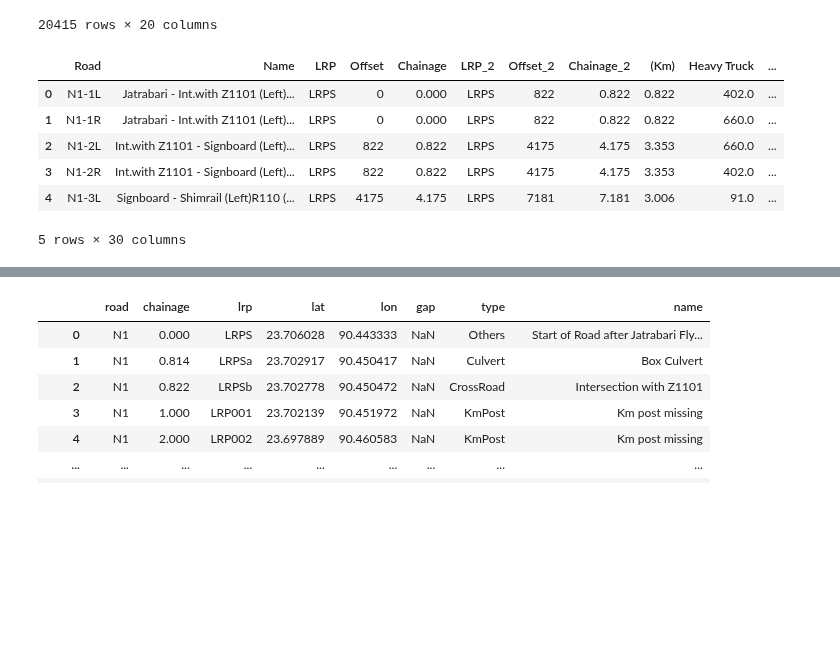
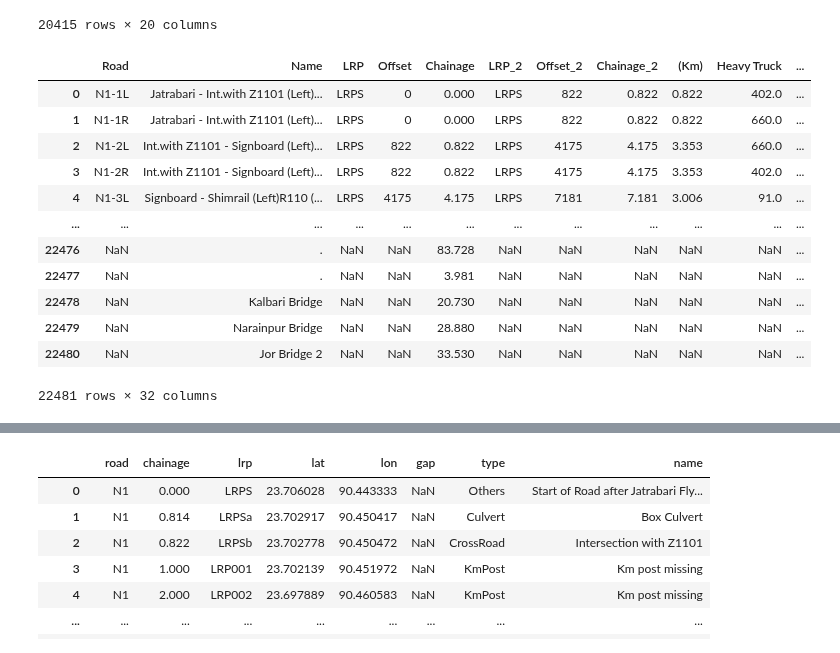
Before and after one commit to JulianvanRie/Advanced_Simulation_AS3, a Jupyter notebook: EPA133a-G2-A4/model/Sven_doet_dingen_A4.ipynb, the cells around one changed output, grey strips where cells are left out. Cells and saved outputs as stored; diff of their text form; code cells hidden in the pictures; blank space fills up the shorter version.

```diff
--- a/EPA133a-G2-A4/model/Sven_doet_dingen_A4.ipynb
+++ b/EPA133a-G2-A4/model/Sven_doet_dingen_A4.ipynb
@@ -57,3 +56,15 @@ big_df.to_csv('../data/traffic_df.csv', index=False)
+# %%
+big_df['type'] = 'road'
+# Define a function to find all road names in the 'Name' column
+def find_roads(name):
+    # Regular expression to match the pattern described (roads starting with Z, N, or R followed by numbers)
+    road_pattern = re.compile(r'\b[ZNR]\d+\b')
+    # Find all matches in the name
+    found_roads = road_pattern.findall(name)
+    return found_roads
+
+# Apply the function to the 'Name' column to create a new column with the list of identified roads
+big_df['identified_roads'] = big_df['Name'].apply(find_roads)
 # %%
 bmms = pd.read_excel("../data/BMMS_overview.xlsx")
 # %%
@@ -75,34 +86,41 @@ bmms
 # %%
 big_df['base_road'] = big_df['Road'].apply(lambda x: x.split('-')[0])
 big_df['Chainage'] = pd.to_numeric(big_df['Chainage'], errors='coerce')
 bmms['chainage'] = pd.to_numeric(bmms['chainage'], errors='coerce')
 
 # Step 1: Select and possibly rename columns from bmms_df
 # Assuming 'road', 'chainage', 'name', 'condition' are the columns you want from bmms_df
 # and that you've already created a column in traffic_df to accommodate 'condition' data
 bmms_subset = bmms[['road', 'chainage', 'name', 'condition', 'lat', 'lon']].copy()
 bmms_subset.rename(columns={'road': 'base_road', 'chainage': 'Chainage', 'name': 'Name'}, inplace=True)
 
 # Optionally add any missing columns to bmms_subset with default values or NaN
 # For columns in big_df that don't have a counterpart in bmms_subset
 for col in big_df.columns:
     if col not in bmms_subset.columns:
         bmms_subset[col] = pd.NA
+bmms_subset['type'] = 'bridge'
 
 # Step 2: Use pd.concat to append bmms_subset as new rows to big_df
 # Note: Ensure the columns match or have been appropriately accounted for before concatenating
 combined_df = pd.concat([big_df, bmms_subset], ignore_index=True)
 
 # Now 'combined_df' contains the original rows from 'traffic_df' and new rows from 'bmms_subset'
-combined_df.head()
+combined_df
 # %% [output]
 |  | Road | Name | LRP | Offset | Chainage | LRP_2 | Offset_2 | Chainage_2 | (Km) | Heavy Truck | ... |
 | 0 | N1-1L | Jatrabari - Int.with Z1101 (Left)... | LRPS | 0 | 0.000 | LRPS | 822 | 0.822 | 0.822 | 402.0 | ... |
 | 1 | N1-1R | Jatrabari - Int.with Z1101 (Left)... | LRPS | 0 | 0.000 | LRPS | 822 | 0.822 | 0.822 | 660.0 | ... |
 | 2 | N1-2L | Int.with Z1101 - Signboard (Left)... | LRPS | 822 | 0.822 | LRPS | 4175 | 4.175 | 3.353 | 660.0 | ... |
 | 3 | N1-2R | Int.with Z1101 - Signboard (Left)... | LRPS | 822 | 0.822 | LRPS | 4175 | 4.175 | 3.353 | 402.0 | ... |
 | 4 | N1-3L | Signboard - Shimrail (Left)R110 (... | LRPS | 4175 | 4.175 | LRPS | 7181 | 7.181 | 3.006 | 91.0 | ... |
+| ... | ... | ... | ... | ... | ... | ... | ... | ... | ... | ... | ... |
+| 22476 | NaN | . | NaN | NaN | 83.728 | NaN | NaN | NaN | NaN | NaN | ... |
+| 22477 | NaN | . | NaN | NaN | 3.981 | NaN | NaN | NaN | NaN | NaN | ... |
+| 22478 | NaN | Kalbari Bridge | NaN | NaN | 20.730 | NaN | NaN | NaN | NaN | NaN | ... |
+| 22479 | NaN | Narainpur Bridge | NaN | NaN | 28.880 | NaN | NaN | NaN | NaN | NaN | ... |
+| 22480 | NaN | Jor Bridge 2 | NaN | NaN | 33.530 | NaN | NaN | NaN | NaN | NaN | ... |
-5 rows × 30 columns
+22481 rows × 32 columns
 # %%
 combined_df = combined_df.sort_values(by=['base_road', 'Chainage'])
 combined_df.reset_index(drop=True, inplace=True)
```
Also changed, not shown: parts of 11 cells of this notebook, 3 other files.
